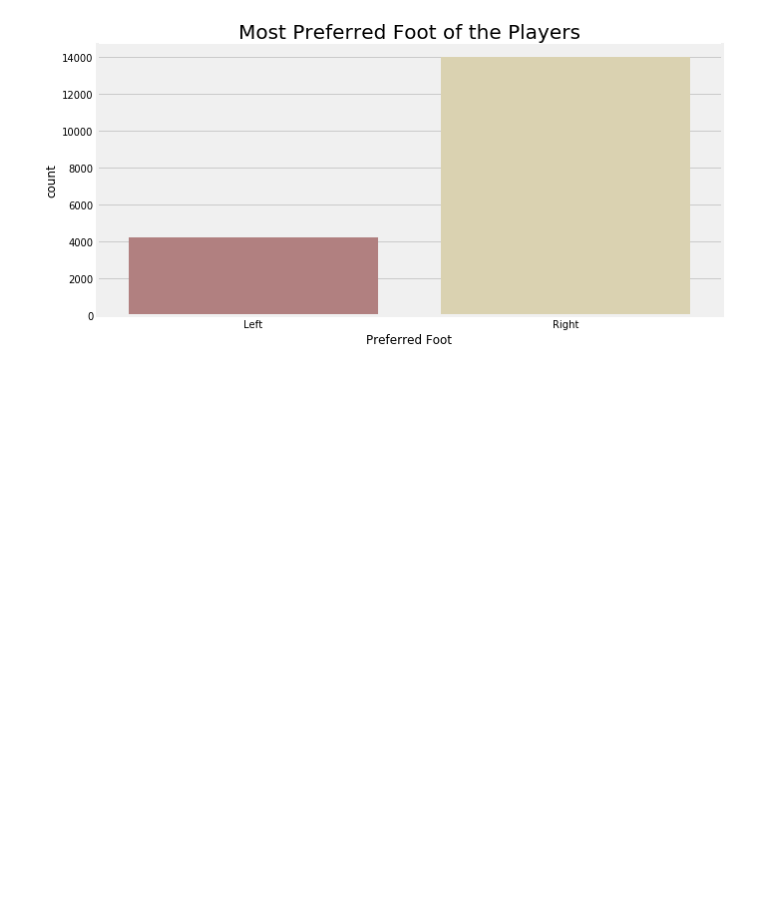
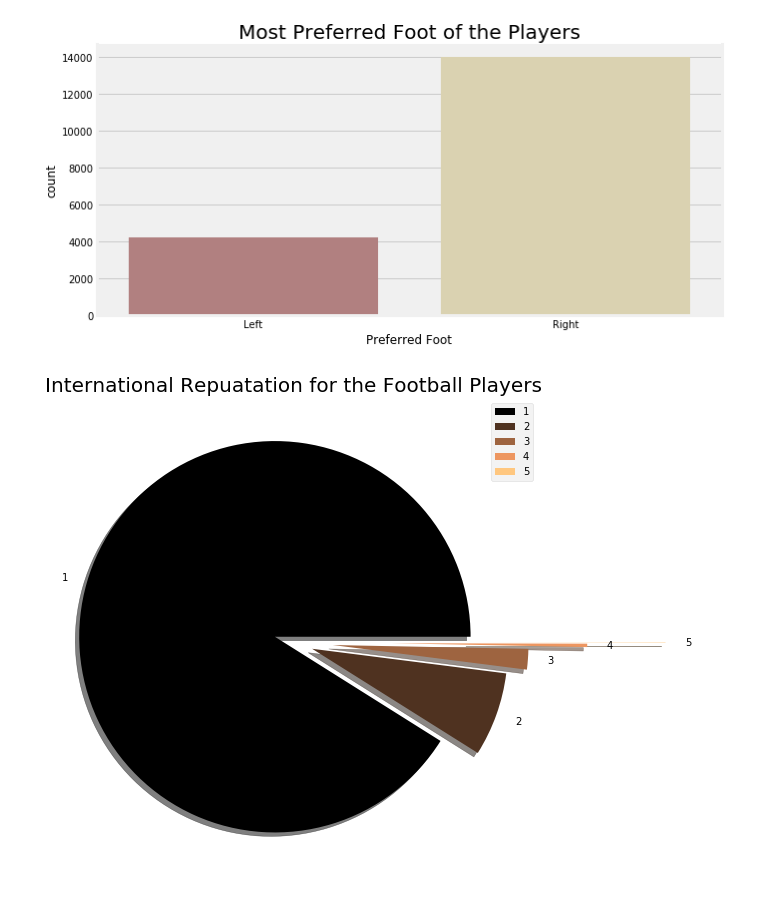
Before and after one commit to SiddarthSamdani/Fifa_Visualization, a Jupyter notebook: Fifa_Visualization.ipynb, the cells around one changed output. Saved outputs shown, nothing was run; the diff lists cells and outputs as text; code cells hidden in the pictures; blank space fills up the shorter version.

Commit message:
International reputation for the football players is visualised

```diff
--- a/Fifa_Visualization.ipynb
+++ b/Fifa_Visualization.ipynb
@@ -229,3 +229,18 @@ plt.title('Most Preferred Foot of the Players', fontsize = 20)
 plt.show()
 # %% [output]
 [figure]
+# %%
+# plotting a pie chart to represent share of international repuatation
+
+labels = ['1', '2', '3', '4', '5']
+sizes = data['International Reputation'].value_counts()
+colors = plt.cm.copper(np.linspace(0, 1, 5))
+explode = [0.1, 0.1, 0.2, 0.5, 0.9]
+
+plt.rcParams['figure.figsize'] = (9, 9)
+plt.pie(sizes, labels = labels, colors = colors, explode = explode, shadow = True)
+plt.title('International Repuatation for the Football Players', fontsize = 20)
+plt.legend()
+plt.show()
+# %% [output]
+[figure, added]
```
